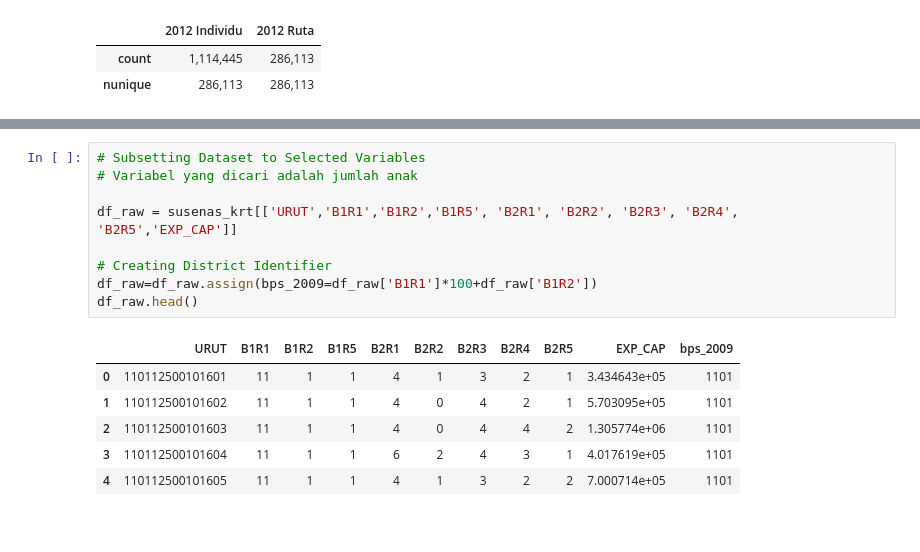
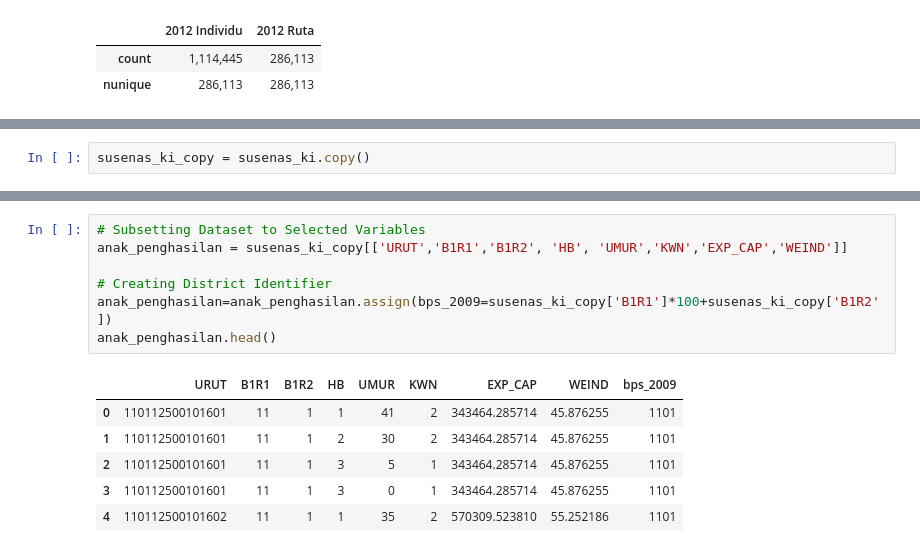
Before and after one commit to fajarsenoadi/Project-Lab---Susenas, a Jupyter notebook: Project Lab - Jumlah Anak di Rumah Tangga 2012.ipynb, the cells around one changed output, grey strips where cells are left out. Cells and saved outputs as stored; diff of their text form.

```diff
--- a/Project Lab - Jumlah Anak di Rumah Tangga 2012.ipynb
+++ b/Project Lab - Jumlah Anak di Rumah Tangga 2012.ipynb
@@ -85,0 +157,2 @@ plot_describe
+# %%
+susenas_ki_copy = susenas_ki.copy()
@@ -86,16 +188,14 @@ plot_describe
 # %%
 # Subsetting Dataset to Selected Variables
-# Variabel yang dicari adalah jumlah anak
-
-df_raw = susenas_krt[['URUT','B1R1','B1R2','B1R5', 'B2R1', 'B2R2', 'B2R3', 'B2R4', 'B2R5','EXP_CAP']]
+anak_penghasilan = susenas_ki_copy[['URUT','B1R1','B1R2', 'HB', 'UMUR','KWN','EXP_CAP','WEIND']]
 
 # Creating District Identifier
-df_raw=df_raw.assign(bps_2009=df_raw['B1R1']*100+df_raw['B1R2'])
-df_raw.head()
+anak_penghasilan=anak_penghasilan.assign(bps_2009=susenas_ki_copy['B1R1']*100+susenas_ki_copy['B1R2'])
+anak_penghasilan.head()
 # %% [output]
-|  | URUT | B1R1 | B1R2 | B1R5 | B2R1 | B2R2 | B2R3 | B2R4 | B2R5 | EXP_CAP | bps_2009 |
-| 0 | 110112500101601 | 11 | 1 | 1 | 4 | 1 | 3 | 2 | 1 | 3.434643e+05 | 1101 |
-| 1 | 110112500101602 | 11 | 1 | 1 | 4 | 0 | 4 | 2 | 1 | 5.703095e+05 | 1101 |
-| 2 | 110112500101603 | 11 | 1 | 1 | 4 | 0 | 4 | 4 | 2 | 1.305774e+06 | 1101 |
-| 3 | 110112500101604 | 11 | 1 | 1 | 6 | 2 | 4 | 3 | 1 | 4.017619e+05 | 1101 |
-| 4 | 110112500101605 | 11 | 1 | 1 | 4 | 1 | 3 | 2 | 2 | 7.000714e+05 | 1101 |
+|  | URUT | B1R1 | B1R2 | HB | UMUR | KWN | EXP_CAP | WEIND | bps_2009 |
+| 0 | 110112500101601 | 11 | 1 | 1 | 41 | 2 | 343464.285714 | 45.876255 | 1101 |
+| 1 | 110112500101601 | 11 | 1 | 2 | 30 | 2 | 343464.285714 | 45.876255 | 1101 |
+| 2 | 110112500101601 | 11 | 1 | 3 | 5 | 1 | 343464.285714 | 45.876255 | 1101 |
+| 3 | 110112500101601 | 11 | 1 | 3 | 0 | 1 | 343464.285714 | 45.876255 | 1101 |
+| 4 | 110112500101602 | 11 | 1 | 1 | 35 | 2 | 570309.523810 | 55.252186 | 1101 |
```
Also changed, not shown: parts of 26 cells of this notebook.
